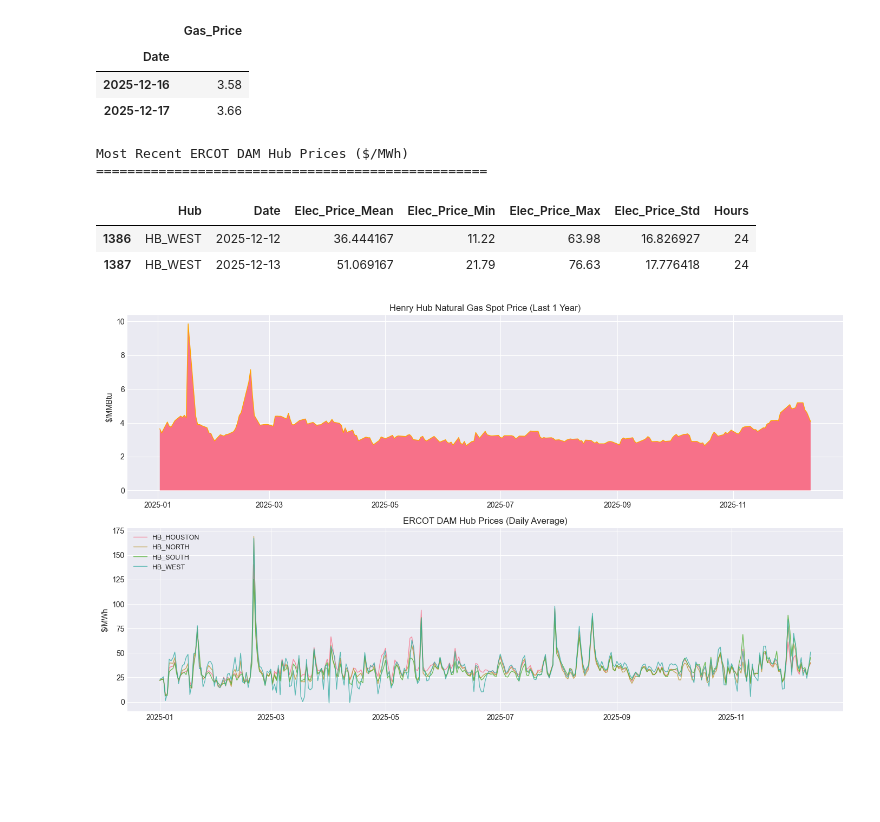
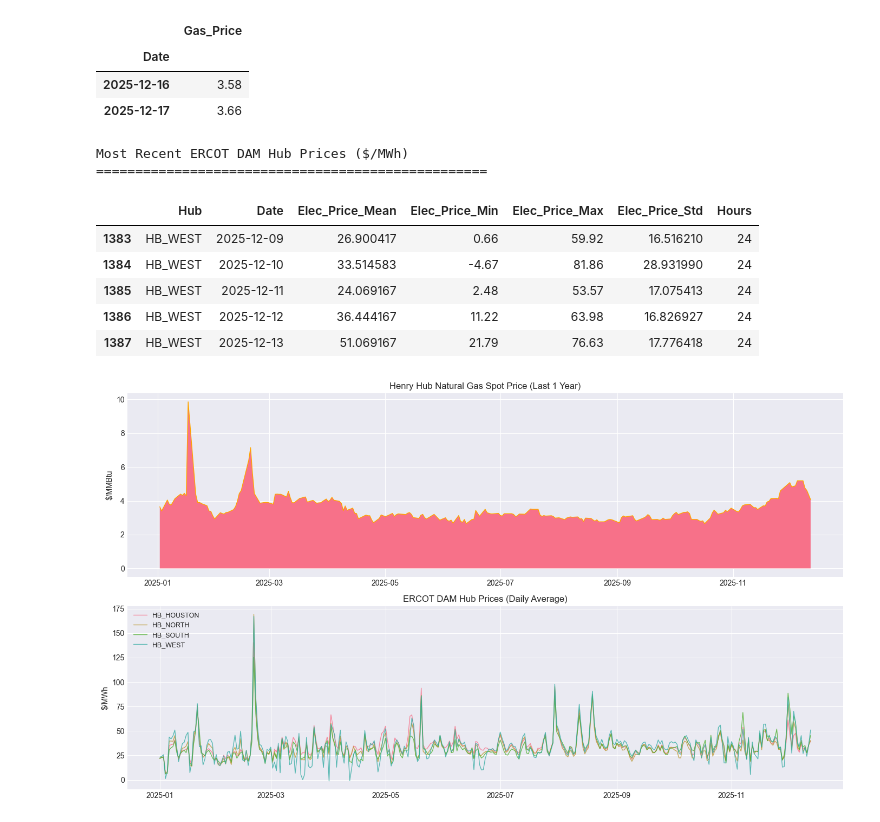
Before and after one commit to leenath001/SparkSpread-analysis, a Jupyter notebook: Analysis.ipynb, the cells around one changed output. Drawn from its saved outputs; the diff is of its cells as text; code cells hidden in the pictures; blank space fills up the shorter version.

```diff
--- a/Analysis.ipynb
+++ b/Analysis.ipynb
@@ -217,11 +216,14 @@ Most Recent Henry Hub Natural Gas Prices ($/MMBtu)
 # %%
 print("Most Recent ERCOT DAM Hub Prices ($/MWh)")
 print("="*50)
-daily_elec.tail(2)
+daily_elec.tail(5)
 # %% [output]
 Most Recent ERCOT DAM Hub Prices ($/MWh)
 ==================================================
 |  | Hub | Date | Elec_Price_Mean | Elec_Price_Min | Elec_Price_Max | Elec_Price_Std | Hours |
+| 1383 | HB_WEST | 2025-12-09 | 26.900417 | 0.66 | 59.92 | 16.516210 | 24 |
+| 1384 | HB_WEST | 2025-12-10 | 33.514583 | -4.67 | 81.86 | 28.931990 | 24 |
+| 1385 | HB_WEST | 2025-12-11 | 24.069167 | 2.48 | 53.57 | 17.075413 | 24 |
 | 1386 | HB_WEST | 2025-12-12 | 36.444167 | 11.22 | 63.98 | 16.826927 | 24 |
 | 1387 | HB_WEST | 2025-12-13 | 51.069167 | 21.79 | 76.63 | 17.776418 | 24 |
 # %%
```
Also changed, not shown: parts of 2 cells of this notebook.
